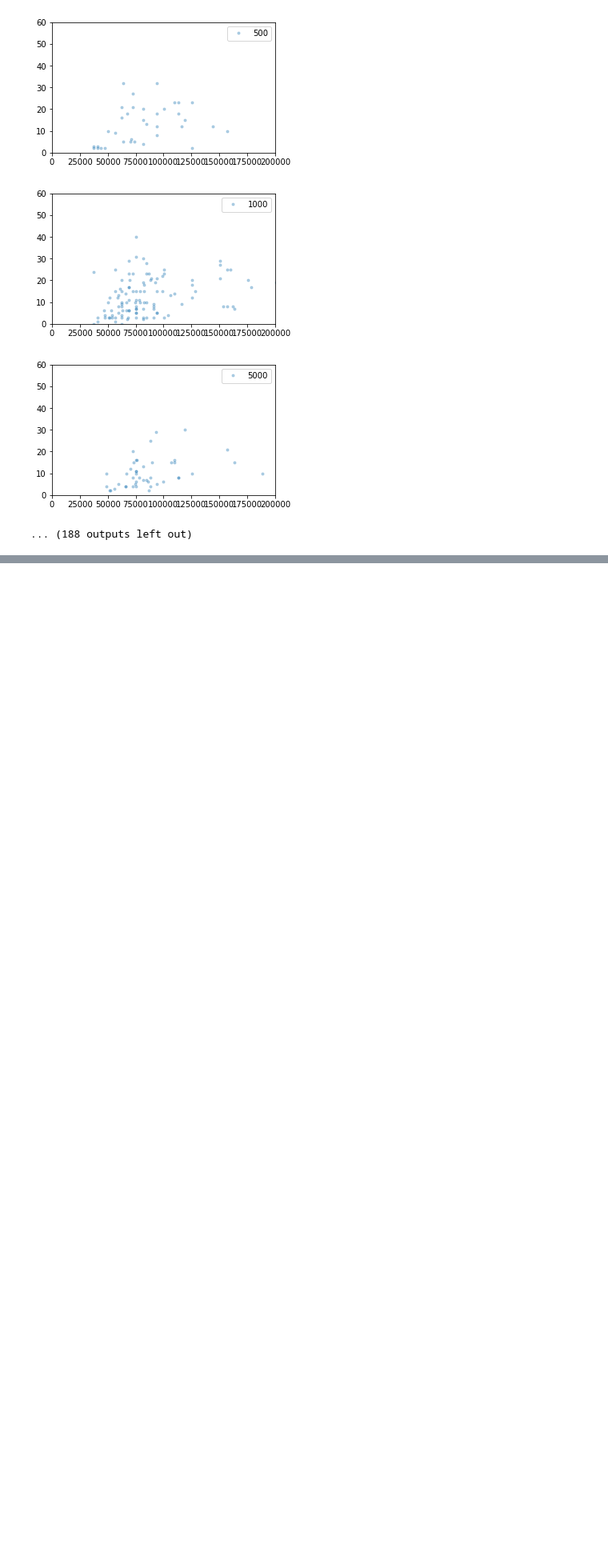
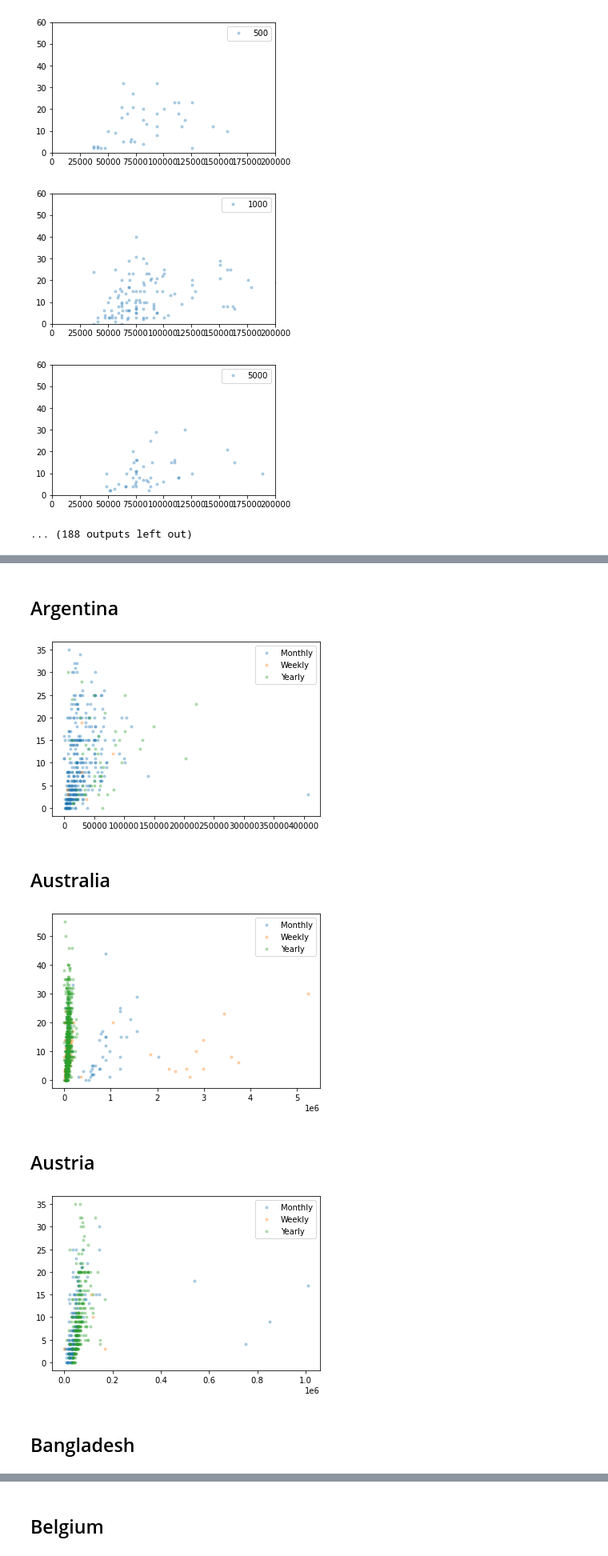
Before and after one commit to gvisco/stacco-data, a Jupyter notebook: notebooks/Stacco-data.ipynb, the cells around one changed output, grey strips where cells are left out. Shown at 80% size. Saved outputs shown, nothing was run; the diff lists cells and outputs as text; code cells hidden in the pictures; blank space fills up the shorter version.

```diff
--- a/notebooks/Stacco-data.ipynb
+++ b/notebooks/Stacco-data.ipynb
@@ -182,0 +176,53 @@ Keeping only EuroYearlyComp in [37654.004880, 150616.019520]
+# %%
+%matplotlib inline
+
+import matplotlib
+import matplotlib.pyplot as plt
+
+adf = pd.read_csv (r'./resources/developer_survey_2021/survey_results_public.csv',
+                  usecols=['Country', 'Currency', 'CompTotal', 'CompFreq', 'YearsCodePro'])
+
+# remove NA
+adf = adf.dropna()
+
+adf['YearsCodePro'] = adf['YearsCodePro'].map(lambda v: 0 if v == 'Less than 1 year' else 55 if v == 'More than 50 years' else int(v))
+
+# calculate yearly compensation in EUR
+adf['Currency'] = adf['Currency'].map(lambda s: str(s)[:3])
+adf['EuroYearlyComp'] = adf.apply(lambda row: row['CompTotal'] * yearly_multiplier(row['CompFreq']) / euro_equivalent(row['Currency']), axis=1)
+
+for country, cdata in adf.groupby('Country'):
+    if cdata.size > 1000: # ignore countries with few data points
+        print_md("## %s" % country)
+        fig = plt.figure()
+        for freq, fdata in cdata.groupby('CompFreq'):
+            plt.plot(fdata['EuroYearlyComp'], fdata['YearsCodePro'], marker=".", linestyle="", label=freq, alpha=.3)
+            x1,x2,y1,y2 = plt.axis()
+#             plt.axis((0, 200000, 0, 60))
+        plt.legend()
+        plt.show()
+
+# print_md("## Italy in details")
+# itdf = adf.query("Country == 'Italy'")[['CompFreq', 'EuroYearlyComp']]
+# itdf.describe()
+# itdf = remove_outliers(itdf, 'EuroYearlyComp', .0, .95)
+# itdf.plot.hist(alpha=.3, bins=50)
+
+# # adf.query("(Country == 'Italy') & (CompFreq == 'Monthly')")['EuroYearlyComp'].plot.hist(alpha=.3)
+
+# fig = plt.figure()
+# adf.query("Country == 'Italy'").plot.scatter(x='EuroYearlyComp', y='YearsCodePro')
+# # for freq, fdata in cdata.groupby('CompFreq'):
+# #     plt.plot(fdata['EuroYearlyComp'], fdata['YearsCodePro'], marker=".", linestyle="", label=freq, alpha=.3)
+# #     x1,x2,y1,y2 = plt.axis()
+# #     plt.axis((0, 24000, 0, 60))
+# # plt.legend()
+# plt.show()
+# %% [output]
+## Argentina
+[figure, added]
+## Australia
+[figure, added]
+## Austria
+[figure, added]
+## Bangladesh
@@ -182,0 +230 @@ Keeping only EuroYearlyComp in [37654.004880, 150616.019520]
+## Belgium
```
Also changed, not shown: parts of 7 cells of this notebook.
